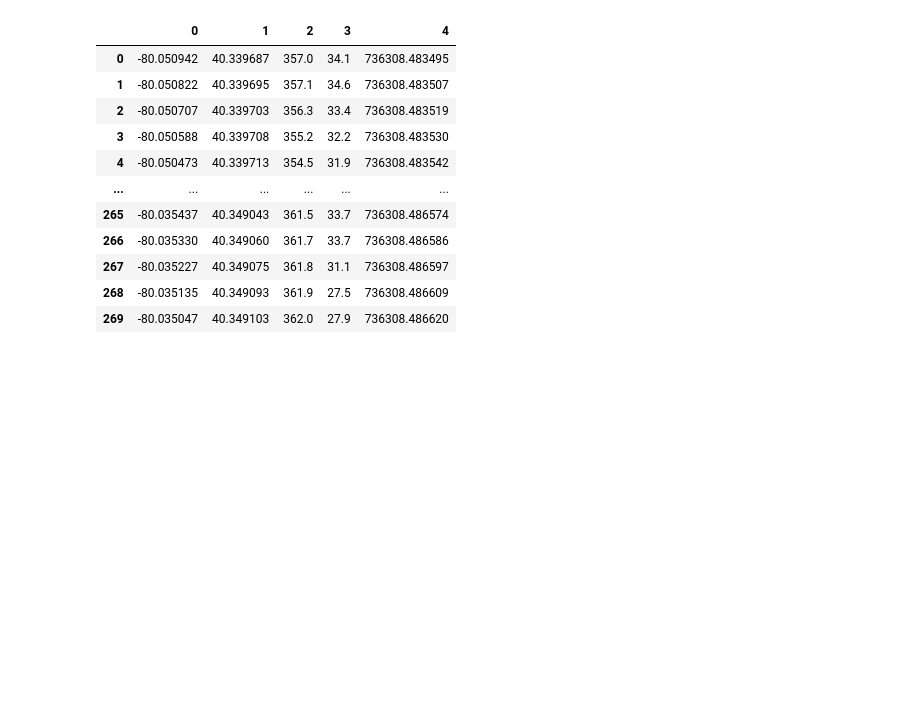
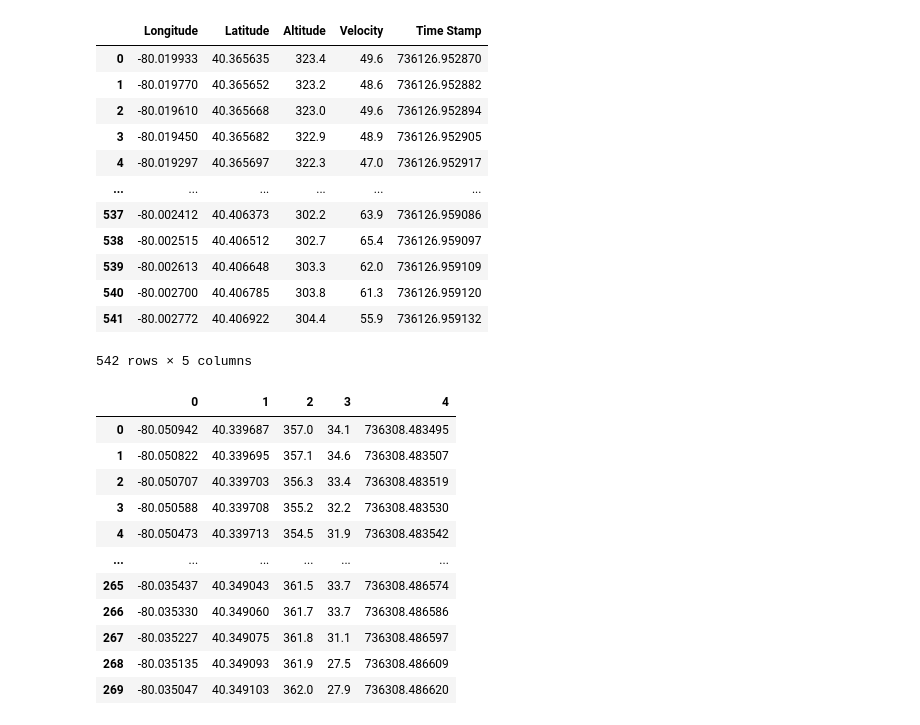
Before and after one commit to lorenzo-trevizani/UFES-monitoracao-diagnostico-maquinas, a Jupyter notebook: import_dados.ipynb, the cells around one changed output. Cells and saved outputs as stored; diff of their text form; code cells hidden in the pictures; blank space fills up the shorter version.

Commit message:
Importing matreader and gps data

```diff
--- a/import_dados.ipynb
+++ b/import_dados.ipynb
@@ -10,3 +32,21 @@ df_teste = pd.DataFrame(mat['save_var_gps'])
+# %%
+
+datagps = read_mat('G:\\.shortcut-targets-by-id\\1oKn7IN7zznQuhwjDCDdjq8r9wHJYBEhj\\DR_Train\\LRV4313\\gps_data\\409_20150618_3_1_5_2gps.mat')
+pd.DataFrame(datagps['save_var_gps'], columns=['Longitude', 'Latitude', 'Altitude', 'Velocity', 'Time Stamp'])
+# %% [output]
+|  | Longitude | Latitude | Altitude | Velocity | Time Stamp |
+| 0 | -80.019933 | 40.365635 | 323.4 | 49.6 | 736126.952870 |
+| 1 | -80.019770 | 40.365652 | 323.2 | 48.6 | 736126.952882 |
+| 2 | -80.019610 | 40.365668 | 323.0 | 49.6 | 736126.952894 |
+| 3 | -80.019450 | 40.365682 | 322.9 | 48.9 | 736126.952905 |
+| 4 | -80.019297 | 40.365697 | 322.3 | 47.0 | 736126.952917 |
+| ... | ... | ... | ... | ... | ... |
+| 537 | -80.002412 | 40.406373 | 302.2 | 63.9 | 736126.959086 |
+| 538 | -80.002515 | 40.406512 | 302.7 | 65.4 | 736126.959097 |
+| 539 | -80.002613 | 40.406648 | 303.3 | 62.0 | 736126.959109 |
+| 540 | -80.002700 | 40.406785 | 303.8 | 61.3 | 736126.959120 |
+| 541 | -80.002772 | 40.406922 | 304.4 | 55.9 | 736126.959132 |
+542 rows × 5 columns
 # %%
 df_teste
 # %% [output]
```
Also changed, not shown: parts of 3 cells of this notebook.
